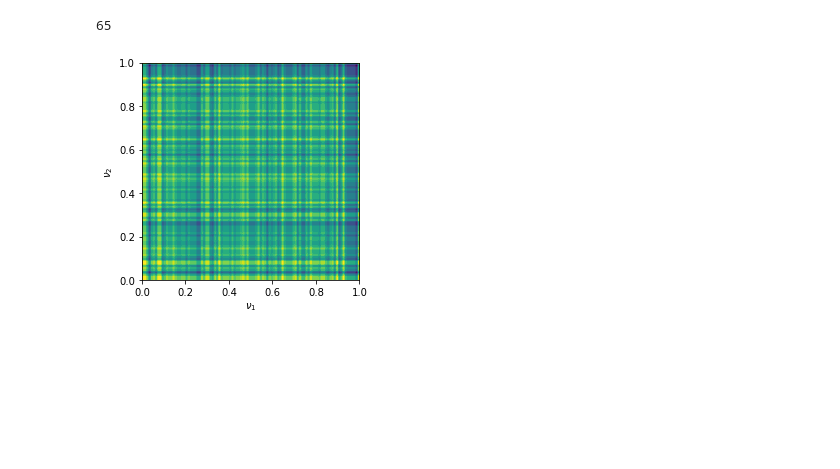
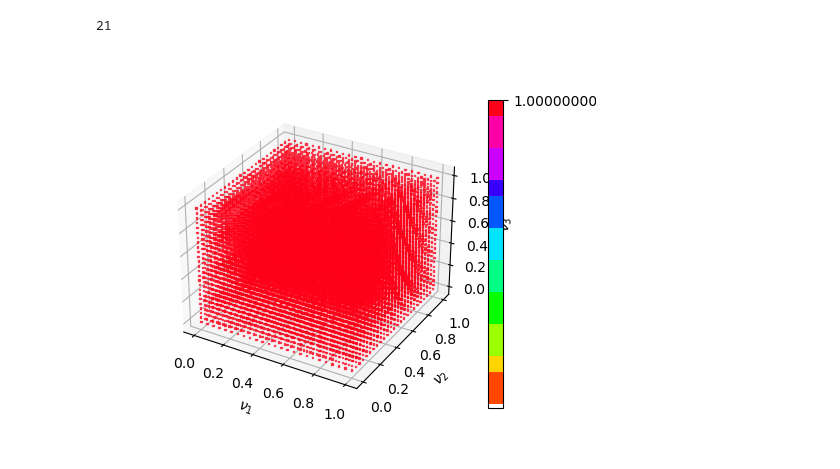
Before and after one commit to kentanaka3/ReinforcementLearningICTP, a Jupyter notebook: Project/Project.ipynb, the cells around one changed output. Drawn from its saved outputs; the diff is of its cells as text; code cells hidden in the pictures; blank space fills up the shorter version.

```diff
--- a/Project/Project.ipynb
+++ b/Project/Project.ipynb
@@ -3,33 +17,48 @@
 # %%
+%matplotlib widget
 import numpy as np
+import pandas as pd
 from scipy.stats import beta
 import matplotlib.pyplot as plt
 from itertools import combinations_with_replacement as Comb_rep
-K = 2       # No. Arms ()
+K = 3       # No. Arms ()
 gamma = 0.9 # Discount Factor
-eps = 1e-3  # Precision of the approximation
+eps = 1e-1  # Precision of the approximation
 T = int(np.log(eps)/np.log(gamma))
 print(T)
-def belief_state(B):
-  Nbins = 100
+def belief_state(state):
+  Nbins = 25
   nu = [None]*K
-  for i, (a, b) in enumerate(B):
+  for i, (a, b) in enumerate(state):
     nu[i] = beta(a, b).pdf
   coords = np.meshgrid(*[np.linspace(0, 1, Nbins)]*K)
   S = nu[0](coords[0])
   for i, x in enumerate(coords[1:]):
     S *= nu[i](x)
   S = S.reshape(*[Nbins]*K)[::-1,:]
-  if len(B) == 2:
+  fig = plt.figure(figsize=(5, 4))
+  if K == 2:
     extent = [0, 1, 0, 1]
     plt.xlabel("$\\nu_1$")
     plt.ylabel("$\\nu_2$")
     plt.imshow(S, extent=extent)
-    plt.show()
+  elif K == 3:
+    data = np.array([*coords, S]).reshape(K + 1, -1)
+    data = pd.DataFrame(data={x: y for x, y in zip(["X", "Y", "Z", "C"], data)})
+    ax = fig.add_subplot(111, projection='3d')
+    color_map = plt.cm.ScalarMappable(cmap=plt.cm.hsv)
+    color_map.set_array(data["C"])
+    img = ax.scatter(data["X"], data["Y"], data["Z"], marker='s', s=1,
+                     c=plt.cm.hsv(data["C"]/max(data["C"])), alpha=0.7)
+    plt.colorbar(color_map)
+    ax.set_xlabel("$\\nu_1$")
+    ax.set_ylabel("$\\nu_2$")
+    ax.set_zlabel("$\\nu_3$")
+  plt.show()
   return
 
-belief_state([(1, 1), (1, 1)])
+belief_state([(1, 1) for _ in range(K)])
 # %% [output]
-65
+21
-[figure, old version]
+[figure, new version]
 # %%
```
Also changed, not shown: parts of 10 cells of this notebook, 1 other file.
